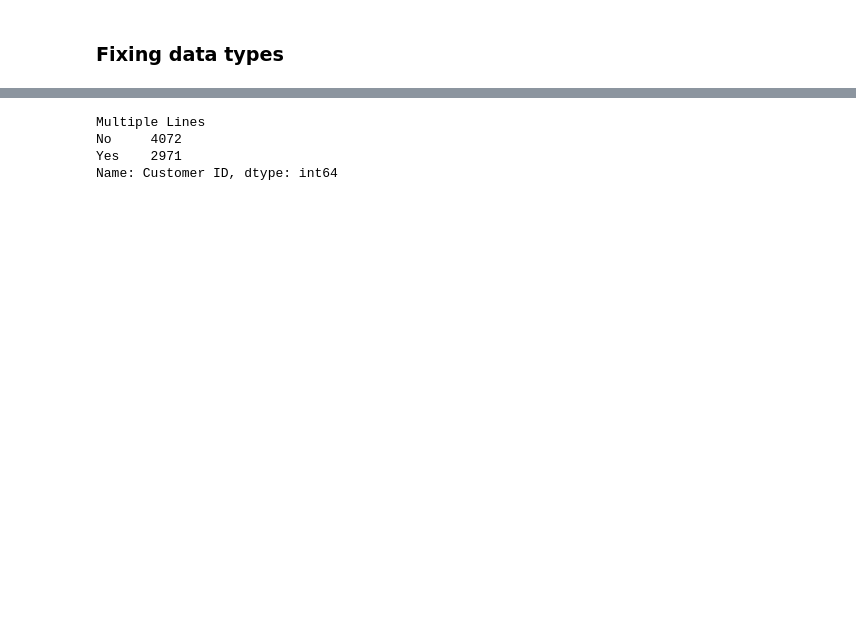
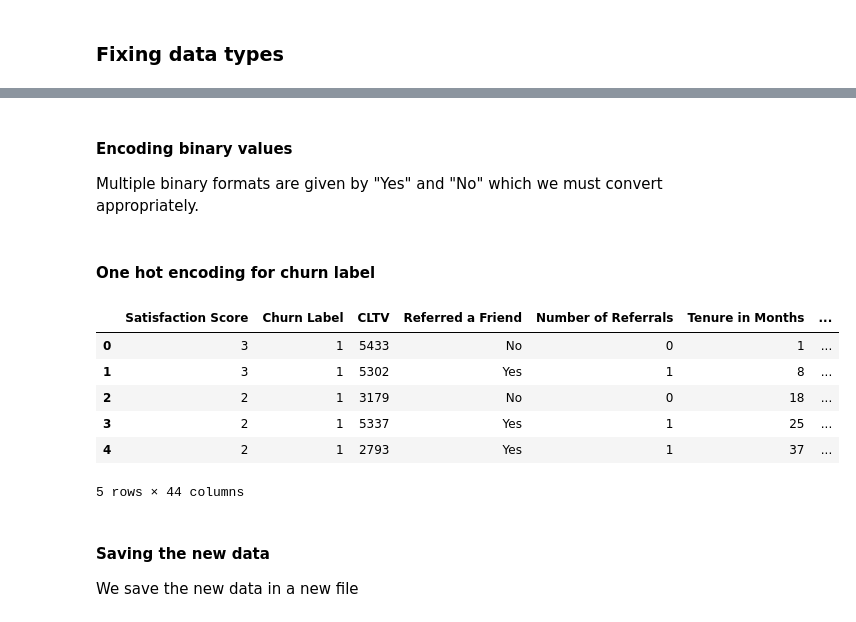
Before and after one commit to lucienwalewski/cse204project, a Jupyter notebook: src/preprocessing.ipynb, the cells around one changed output, grey strips where cells are left out. Drawn from its saved outputs; the diff is of its cells as text; code cells hidden in the pictures; blank space fills up the shorter version.

```diff
--- a/src/preprocessing.ipynb
+++ b/src/preprocessing.ipynb
@@ -399,4 +406,4 @@ Some of the columns we drop:
 
 Description to be updated
 # %%
-df.drop(columns=["Churn Category", "Churn Reason", "Customer Status", "Churn Value", "Churn Score", "Count", "Quarter", ], inplace=True)
+df.drop(columns=["Churn Category", "Churn Reason", "Customer Status", "Churn Value", "Churn Score", "Count", "Quarter", "Customer ID"], inplace=True)
@@ -459,7 +452,4 @@ Was going to copy this over from Lazar: "Upon inspection, it would seems appropr
-# %%
-df.groupby("Multiple Lines")["Customer ID"].nunique()
-# %% [output]
-Multiple Lines
-No     4072
-Yes    2971
-Name: Customer ID, dtype: int64
+# %% [markdown]
+#### Encoding binary values
+
+Multiple binary formats are given by "Yes" and "No" which we must convert appropriately.
@@ -465,0 +460,18 @@ Name: Customer ID, dtype: int64
+# %% [markdown]
+#### One hot encoding for churn label
+# %%
+df["Churn Label"] = df["Churn Label"].eq('Yes').mul(1)
+# %%
+df.head()
+# %% [output]
+|  | Satisfaction Score | Churn Label | CLTV | Referred a Friend | Number of Referrals | Tenure in Months | ... |
+| 0 | 3 | 1 | 5433 | No | 0 | 1 | ... |
+| 1 | 3 | 1 | 5302 | Yes | 1 | 8 | ... |
+| 2 | 2 | 1 | 3179 | No | 0 | 18 | ... |
+| 3 | 2 | 1 | 5337 | Yes | 1 | 25 | ... |
+| 4 | 2 | 1 | 2793 | Yes | 1 | 37 | ... |
+5 rows × 44 columns
+# %% [markdown]
+#### Saving the new data
+
+We save the new data in a new file
```
Also changed, not shown: parts of 10 cells of this notebook, 2 other files.
